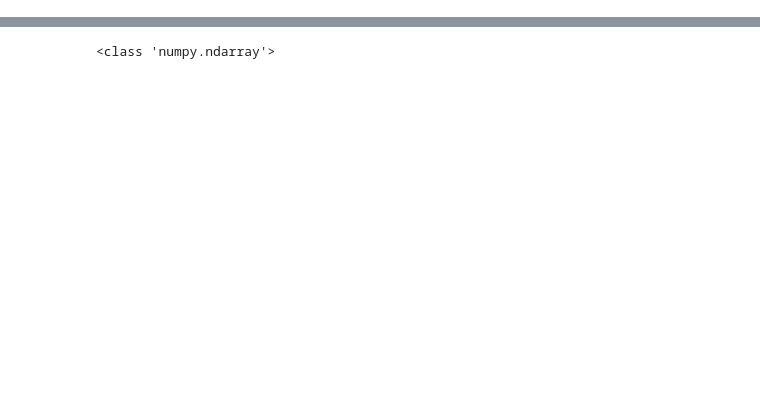
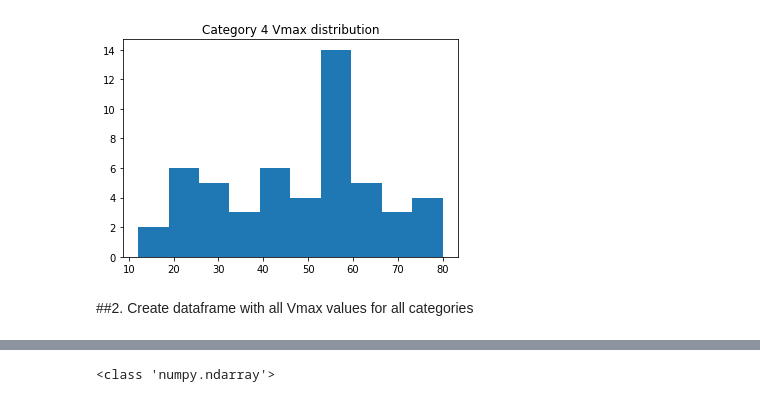
Before and after one commit to raquelcarmo/tropical_cyclones, a Jupyter notebook: src/code/TC_Vmax_Regression.ipynb, the cells around one changed output, grey strips where cells are left out. Cells and saved outputs as stored; diff of their text form; code cells hidden in the pictures; blank space fills up the shorter version.

```diff
--- a/src/code/TC_Vmax_Regression.ipynb
+++ b/src/code/TC_Vmax_Regression.ipynb
@@ -90,38 +91,0 @@ def knots_to_m_sec(kts):
-# %%
-# gather all .nc files from all categories
-file_list = glob.glob('SAR_swath_nc/category1/*.nc')
-print(file_list)
-for single_file in file_list[:10]:
-
-    full_info_image = netCDF4.Dataset(single_file, mode='r')
-
-    feature_wind = full_info_image.variables["wind_speed"][:]
-    feature_wind = feature_wind[0]
-
-    mask = full_info_image.variables["mask_flag"][:]
-    mask = mask[0]
-
-    mask[mask != 0] = 1
-    #np.int8(mask != 0)
-
-    kernel = np.ones((11, 11), np.int8)
-    dilation = cv2.dilate(mask,kernel,iterations = 1)
-
-    plt.imshow(mask)
-    plt.colorbar()
-    plt.show()
-
-    plt.imshow(dilation)
-    plt.colorbar()
-    plt.show()
-
-    feature_wind[dilation != 0] = 0
-
-    ind = np.unravel_index(np.argmax(feature_wind, axis=None), feature_wind.shape)
-    print(ind)
-    ws_Vmax = np.max(feature_wind)
-    print(ws_Vmax)
-
-    plt.imshow(feature_wind)
-    plt.colorbar()
-    plt.show()
@@ -145 +174,9 @@ for single_file in file_list[:10]:
+# %%
+plt.hist(values)
+plt.title("Category 4 Vmax distribution")
+plt.savefig("SAR_swath_Vmax/Category 4 Vmax distribution.png", bbox_inches='tight')
+# %% [output]
+[figure, added]
+# %% [markdown]
+##2. Create dataframe with all Vmax values for all categories
 # %%
```
Also changed, not shown: parts of 15 cells of this notebook.
